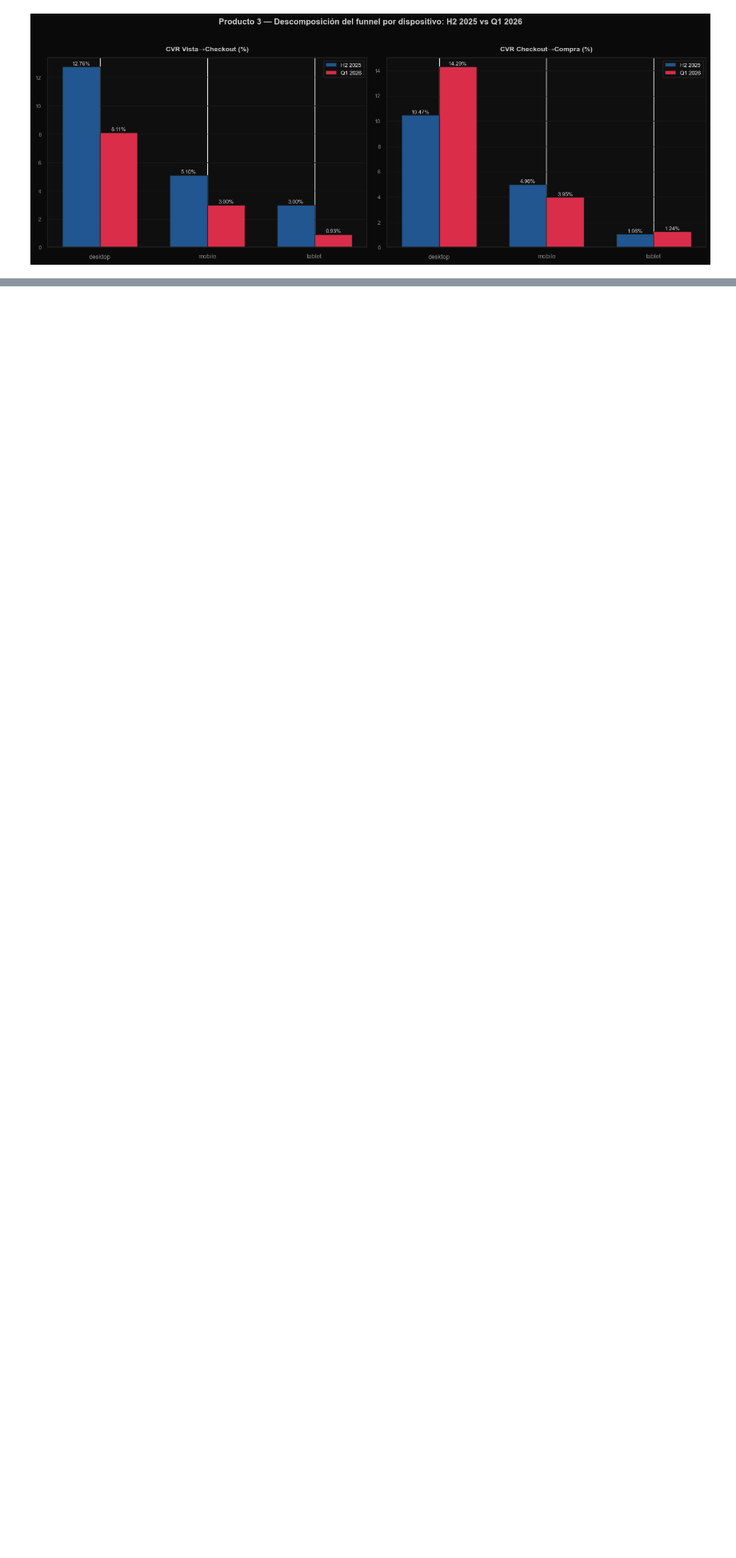
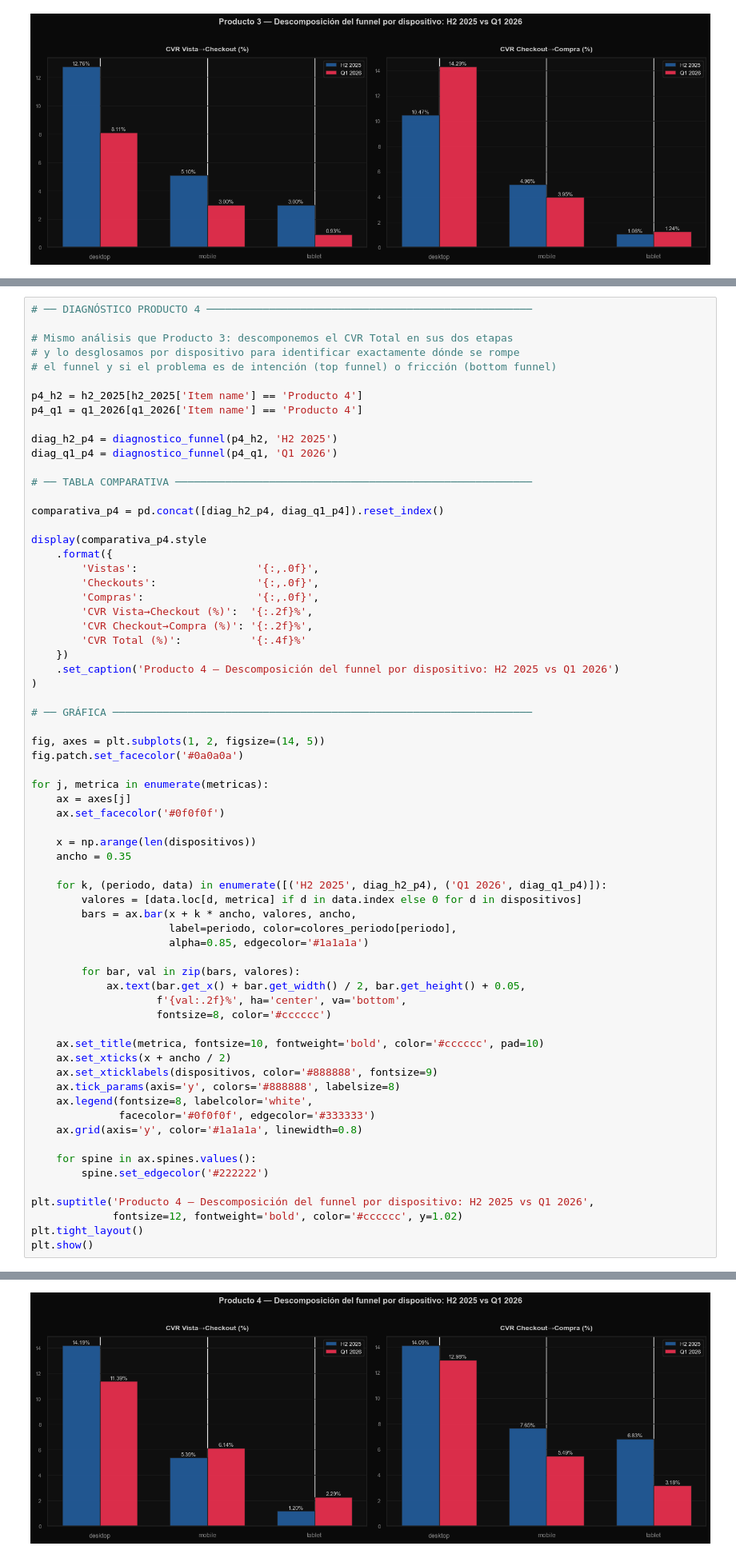
Before and after one commit to serch1312/Caso_Rebe, a Jupyter notebook: Script/caso_rebe.ipynb, the cells around one changed output, grey strips where cells are left out. Shown at 80% size. Saved outputs shown, nothing was run; the diff lists cells and outputs as text; blank space fills up the shorter version.

```diff
--- a/Script/caso_rebe.ipynb
+++ b/Script/caso_rebe.ipynb
@@ -564,3 +564,71 @@ El producto no cambió, el proceso de pago no cambió — lo que cambió fue
 quién llegó a verlo. El tráfico nuevo de febrero 2026 no tiene intención
 de compra, probablemente porque el mensaje de la campaña que lo originó
 no está filtrando al comprador correcto.
+# %%
+# ── DIAGNÓSTICO PRODUCTO 4 ────────────────────────────────────────────────────
+
+# Mismo análisis que Producto 3: descomponemos el CVR Total en sus dos etapas
+# y lo desglosamos por dispositivo para identificar exactamente dónde se rompe
+# el funnel y si el problema es de intención (top funnel) o fricción (bottom funnel)
+
+p4_h2 = h2_2025[h2_2025['Item name'] == 'Producto 4']
+p4_q1 = q1_2026[q1_2026['Item name'] == 'Producto 4']
+
+diag_h2_p4 = diagnostico_funnel(p4_h2, 'H2 2025')
+diag_q1_p4 = diagnostico_funnel(p4_q1, 'Q1 2026')
+
+# ── TABLA COMPARATIVA ─────────────────────────────────────────────────────────
+
+comparativa_p4 = pd.concat([diag_h2_p4, diag_q1_p4]).reset_index()
+
+display(comparativa_p4.style
+    .format({
+        'Vistas':                   '{:,.0f}',
+        'Checkouts':                '{:,.0f}',
+        'Compras':                  '{:,.0f}',
+        'CVR Vista→Checkout (%)':  '{:.2f}%',
+        'CVR Checkout→Compra (%)': '{:.2f}%',
+        'CVR Total (%)':           '{:.4f}%'
+    })
+    .set_caption('Producto 4 — Descomposición del funnel por dispositivo: H2 2025 vs Q1 2026')
+)
+
+# ── GRÁFICA ───────────────────────────────────────────────────────────────────
+
+fig, axes = plt.subplots(1, 2, figsize=(14, 5))
+fig.patch.set_facecolor('#0a0a0a')
+
+for j, metrica in enumerate(metricas):
+    ax = axes[j]
+    ax.set_facecolor('#0f0f0f')
+
+    x = np.arange(len(dispositivos))
+    ancho = 0.35
+
+    for k, (periodo, data) in enumerate([('H2 2025', diag_h2_p4), ('Q1 2026', diag_q1_p4)]):
+        valores = [data.loc[d, metrica] if d in data.index else 0 for d in dispositivos]
+        bars = ax.bar(x + k * ancho, valores, ancho,
+                      label=periodo, color=colores_periodo[periodo],
+                      alpha=0.85, edgecolor='#1a1a1a')
+
+        for bar, val in zip(bars, valores):
+            ax.text(bar.get_x() + bar.get_width() / 2, bar.get_height() + 0.05,
+                    f'{val:.2f}%', ha='center', va='bottom',
+                    fontsize=8, color='#cccccc')
+
+    ax.set_title(metrica, fontsize=10, fontweight='bold', color='#cccccc', pad=10)
+    ax.set_xticks(x + ancho / 2)
+    ax.set_xticklabels(dispositivos, color='#888888', fontsize=9)
+    ax.tick_params(axis='y', colors='#888888', labelsize=8)
+    ax.legend(fontsize=8, labelcolor='white',
+              facecolor='#0f0f0f', edgecolor='#333333')
+    ax.grid(axis='y', color='#1a1a1a', linewidth=0.8)
+
+    for spine in ax.spines.values():
+        spine.set_edgecolor('#222222')
+
+plt.suptitle('Producto 4 — Descomposición del funnel por dispositivo: H2 2025 vs Q1 2026',
+             fontsize=12, fontweight='bold', color='#cccccc', y=1.02)
+plt.tight_layout()
+plt.show()
+# %% [output]
@@ -566,0 +645 @@ no está filtrando al comprador correcto.
+[figure, added]
```
Also changed, not shown: parts of 5 cells of this notebook.
